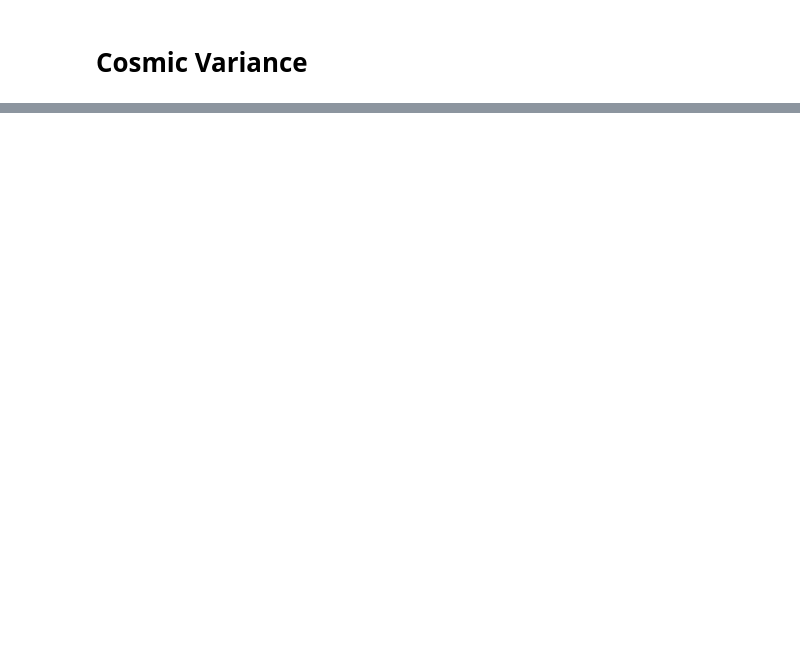
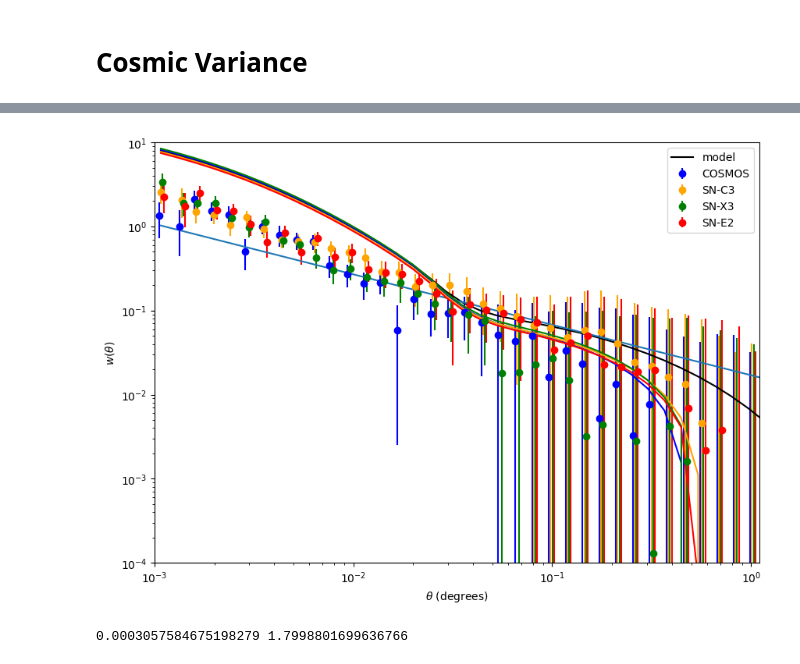
Before and after one commit to OtiliaIrina/Master_Thesis, a Jupyter notebook: Cosmic_Variance.ipynb, the cells around one changed output, grey strips where cells are left out. Saved outputs shown, nothing was run; the diff lists cells and outputs as text; code cells hidden in the pictures; blank space fills up the shorter version.

```diff
--- a/Cosmic_Variance.ipynb
+++ b/Cosmic_Variance.ipynb
@@ -88,0 +237,8 @@ Table length=329473
+# %%
+nz = hm.integrate_corr.flat_z_dist(0.5,0.7)
+gg = hm.integrate_corr.AngularCF(nz,nz,p_of_z=True,zmin=0.5,zmax=0.7,z=0.6)
+gg.hod_params = {"M_min":13.27, "M_1": 14.6, "alpha":1.}
+gg.theta_min = np.min(theta)*np.pi/180
+gg.theta_max = np.max(theta)*np.pi/180
+gg.theta_num = len(theta)
+#gg.hod_params
@@ -88,0 +258,30 @@ Table length=329473
+# %%
+col = ['b', 'orange', 'green', 'red']
+fig = plt.figure(figsize=[10,7])
+ax = fig.add_subplot(111)
+for i in range(4):
+    ax.errorbar(theta*(0.98+0.02*i), w[i], yerr=np.sqrt(varw[i]), fmt='o', label=names[i], c=col[i])
+#ax.errorbar(theta, w, yerr=varw, fmt='.', capsize=6, color='r')
+#ax.plot(theta, a_best*(theta)**-0.8,'k:')
+ax.plot(gg.theta*180/np.pi, gg.angular_corr_gal, 'k-', label='model')
+ax.plot(theta, 0.017*theta**-0.6)
+
+#ax.plot(gg.theta*180/np.pi, gg.angular_corr_matter, '--', c='gray')
+for i in range(4):
+    ax.plot(gg.theta*180/np.pi, np.exp(del_b[i]*(68/21))*(gg.angular_corr_gal-IC[i]), c=col[i])
+#ax.plot(gg.theta*180/np.pi, 7.2e-3*(gg.theta*180/np.pi)**(-0.8)-0.012, '--', c='gray')
+ax.set_xlabel(r'$\theta$ (degrees)')
+ax.set_ylabel(r'$w(\theta)$')
+ax.set_xscale('log')
+ax.set_yscale('log')
+ax.set_ylim([1e-4,10.])
+ax.set_xlim([1e-3,1.1])
+ax.legend()
+plt.savefig("wtheta_example.png")
+plt.show()
+# %% [output]
+[figure, added]
+# %%
+print(gg.mean_tracer_den,gg.bias_effective_tracer)
+# %% [output]
+0.0003057584675198279 1.7998801699636766
```
Also changed, not shown: parts of 14 cells of this notebook, 5 other files.
